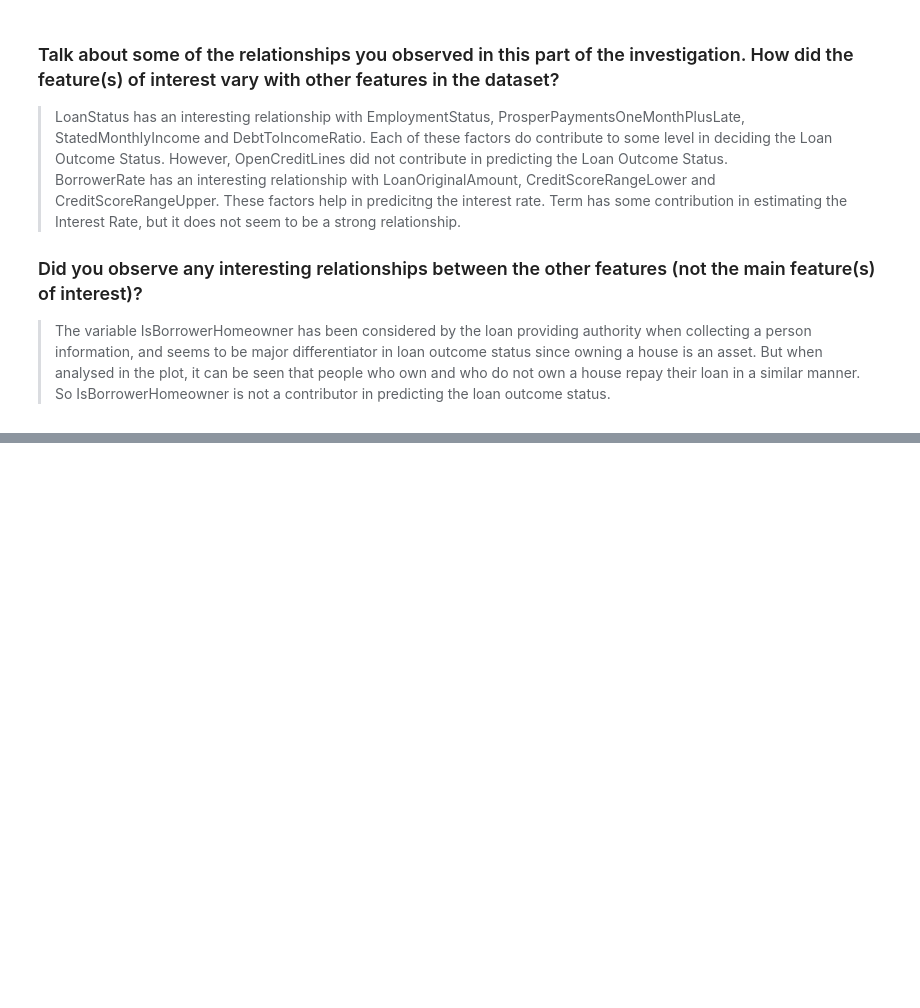
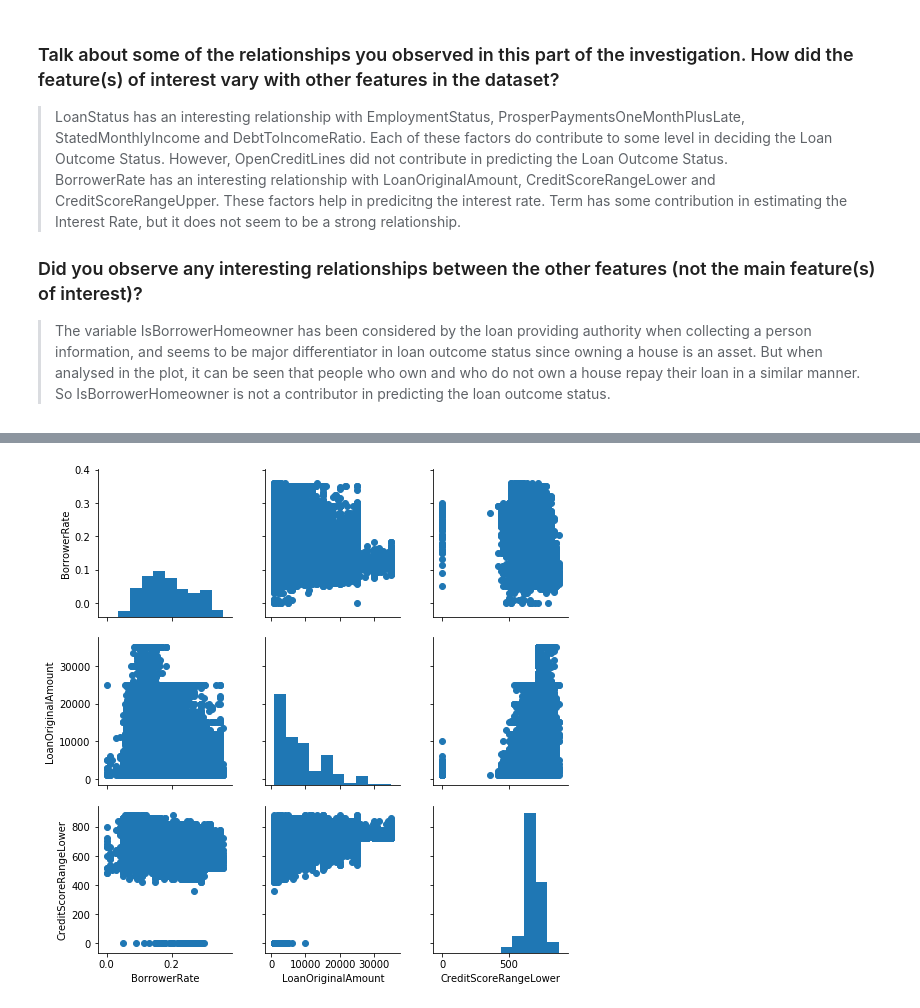
Before and after one commit to Kirthi-Raman/LoanDatasetAnalysis, a Jupyter notebook: exploration_template.ipynb, the cells around one changed output, grey strips where cells are left out. Saved outputs shown, nothing was run; the diff lists cells and outputs as text; code cells hidden in the pictures; blank space fills up the shorter version.

```diff
--- a/exploration_template.ipynb
+++ b/exploration_template.ipynb
@@ -632,0 +647,7 @@ From the scatterplot, it is seen that relationship between Credit Score- Lower R
+# %%
+# Relationship between Interest Rate i.e., BorrowerRate and LoanOriginalAmount,CreditScoreRangeLower
+g = sb.PairGrid(data = loandf, vars = ['BorrowerRate','LoanOriginalAmount','CreditScoreRangeLower']);
+g.map_diag(plt.hist);
+g.map_offdiag(plt.scatter);
+# %% [output]
+[figure, added]
```
Also changed, not shown: parts of 8 cells of this notebook.
